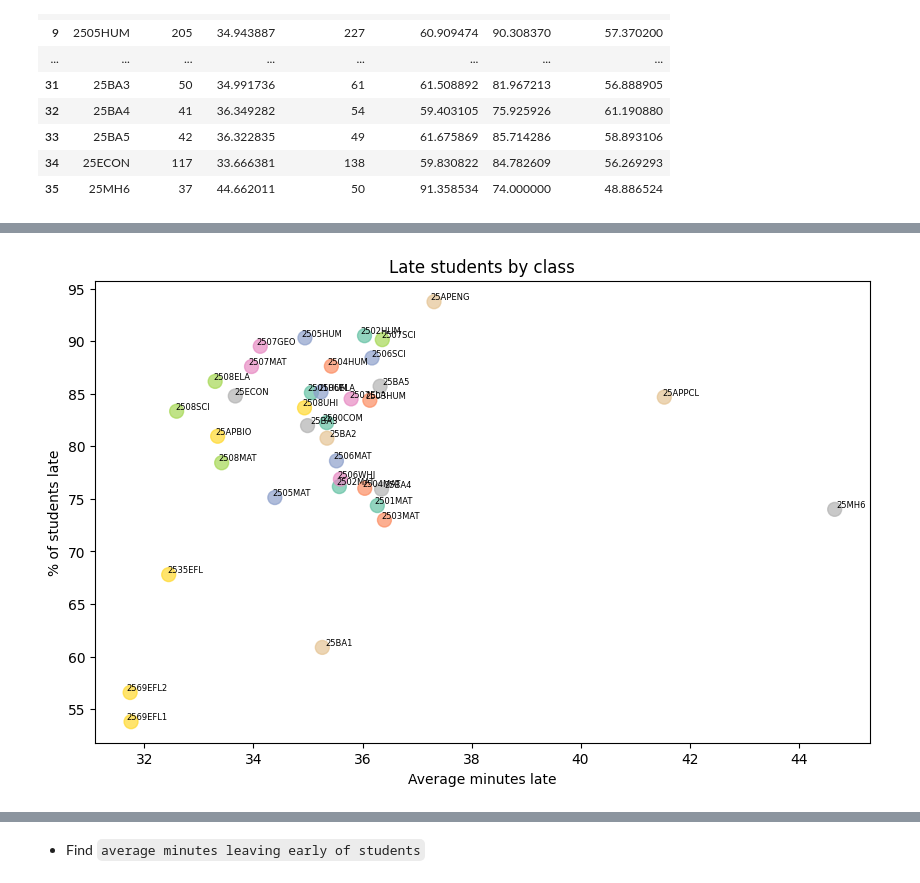
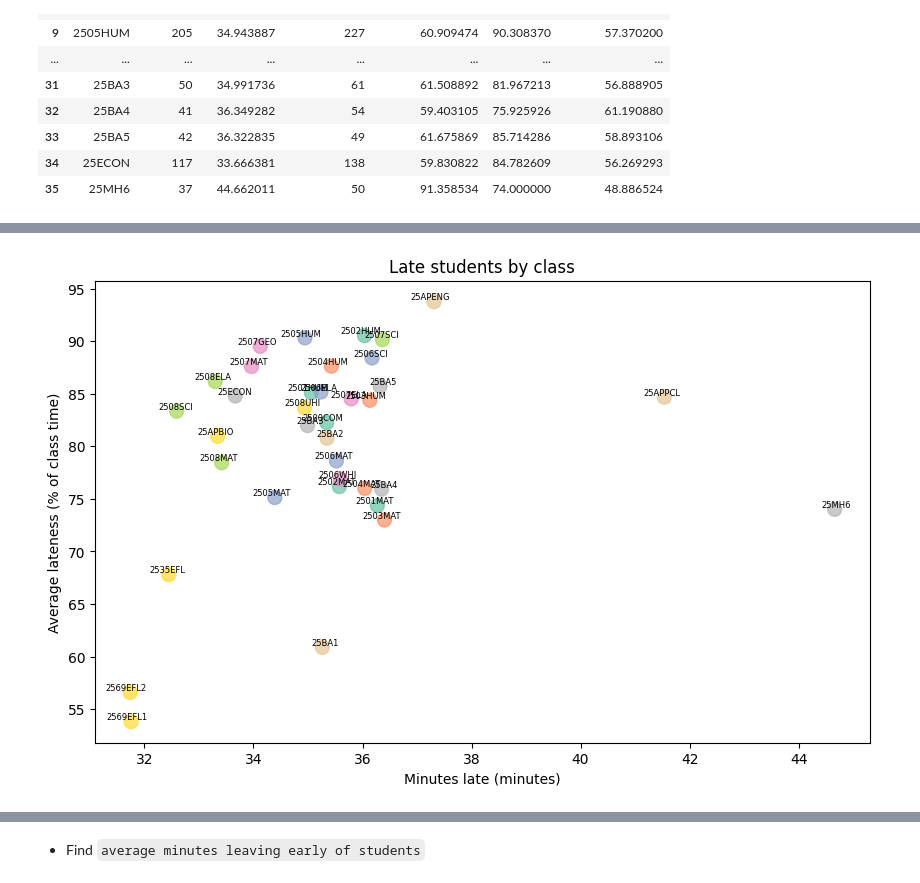
Before and after one commit to tthvan/Customer-Retention-Analysis, a Jupyter notebook: cleanin.ipynb, the cells around one changed output, grey strips where cells are left out. Saved outputs shown, nothing was run; the diff lists cells and outputs as text; code cells hidden in the pictures.

```diff
--- a/cleanin.ipynb
+++ b/cleanin.ipynb
@@ -554,19 +535,19 @@ plt.show()
 # %%
 plt.figure(figsize=(10,6))
 scatter = plt.scatter(
     late_stats['avg_min_late'],
     late_stats['pct_late'],
     c=range(len(late_stats)),
     cmap='Set2',
     s=100,
     alpha=0.7
 )
 for i, row in late_stats.iterrows():
-    plt.text(row['avg_min_late']+0.3, row['pct_late'], row['Topic'], fontsize=6, ha='center', va='bottom')
+    plt.text(row['avg_min_late']+0.3, row['pct_late'], row['Topic'], fontsize=6, ha='right', va='bottom')
 
-plt.xlabel('Average minutes late')
-plt.ylabel("% of students late")
+plt.xlabel('Minutes late (minutes)')
+plt.ylabel('Average lateness (% of class time)')
 plt.title('Late students by class')
 plt.show()
 # %% [output]
-[figure, old version]
+[figure, new version]
```
Also changed, not shown: parts of 2 cells of this notebook.
